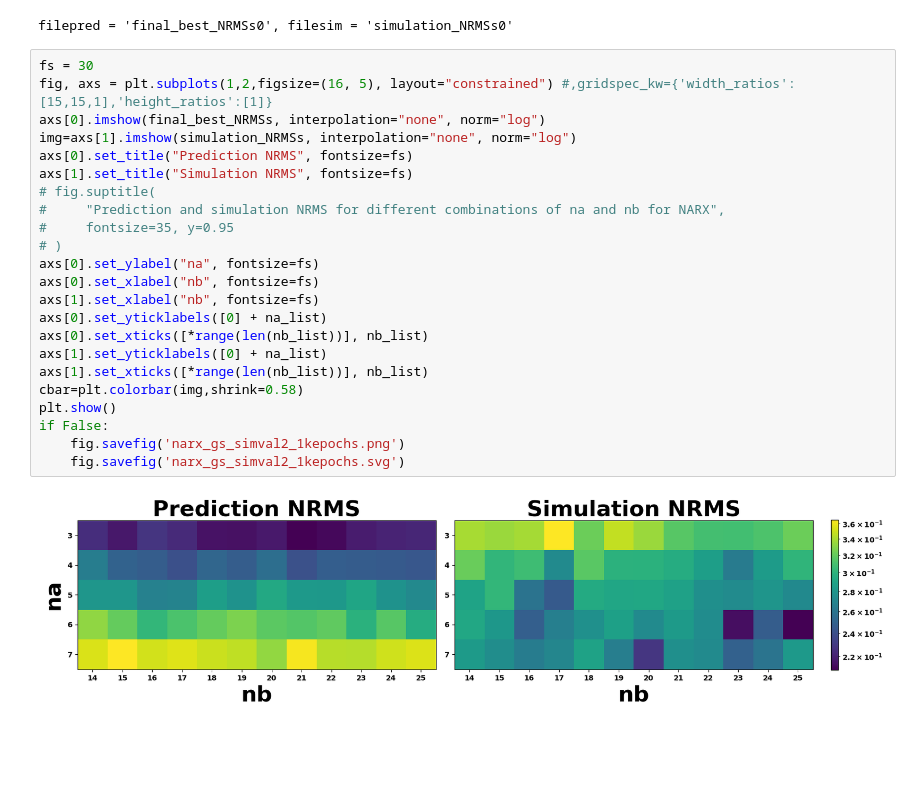
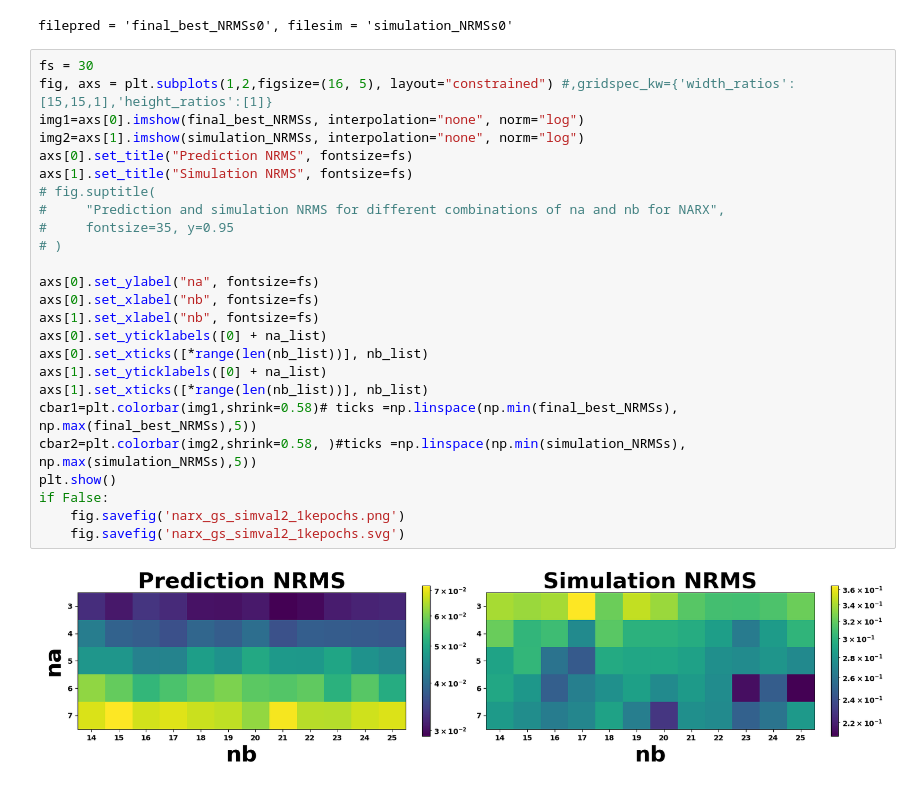
Before and after one commit to Erick-Hoogstrate/5SC28, a Jupyter notebook: narx_GS_prelim.ipynb, the cells around one changed output. Drawn from its saved outputs; the diff is of its cells as text; blank space fills up the shorter version.

```diff
--- a/narx_GS_prelim.ipynb
+++ b/narx_GS_prelim.ipynb
@@ -276,25 +275,27 @@ filepred = 'final_best_NRMSs0', filesim = 'simulation_NRMSs0'
 # %%
 fs = 30
 fig, axs = plt.subplots(1,2,figsize=(16, 5), layout="constrained") #,gridspec_kw={'width_ratios': [15,15,1],'height_ratios':[1]}
-axs[0].imshow(final_best_NRMSs, interpolation="none", norm="log")
-img=axs[1].imshow(simulation_NRMSs, interpolation="none", norm="log")
+img1=axs[0].imshow(final_best_NRMSs, interpolation="none", norm="log")
+img2=axs[1].imshow(simulation_NRMSs, interpolation="none", norm="log")
 axs[0].set_title("Prediction NRMS", fontsize=fs)
 axs[1].set_title("Simulation NRMS", fontsize=fs)
 # fig.suptitle(
 #     "Prediction and simulation NRMS for different combinations of na and nb for NARX",
 #     fontsize=35, y=0.95
 # )
+
 axs[0].set_ylabel("na", fontsize=fs)
 axs[0].set_xlabel("nb", fontsize=fs)
 axs[1].set_xlabel("nb", fontsize=fs)
 axs[0].set_yticklabels([0] + na_list)
 axs[0].set_xticks([*range(len(nb_list))], nb_list)
 axs[1].set_yticklabels([0] + na_list)
 axs[1].set_xticks([*range(len(nb_list))], nb_list)
-cbar=plt.colorbar(img,shrink=0.58)
+cbar1=plt.colorbar(img1,shrink=0.58)# ticks =np.linspace(np.min(final_best_NRMSs), np.max(final_best_NRMSs),5))
+cbar2=plt.colorbar(img2,shrink=0.58, )#ticks =np.linspace(np.min(simulation_NRMSs), np.max(simulation_NRMSs),5))
 plt.show()
 if False:
     fig.savefig('narx_gs_simval2_1kepochs.png')
     fig.savefig('narx_gs_simval2_1kepochs.svg')
 # %% [output]
-[figure, old version]
+[figure, new version]
```
Also changed, not shown: parts of 1 cell of this notebook, 3 other files.
